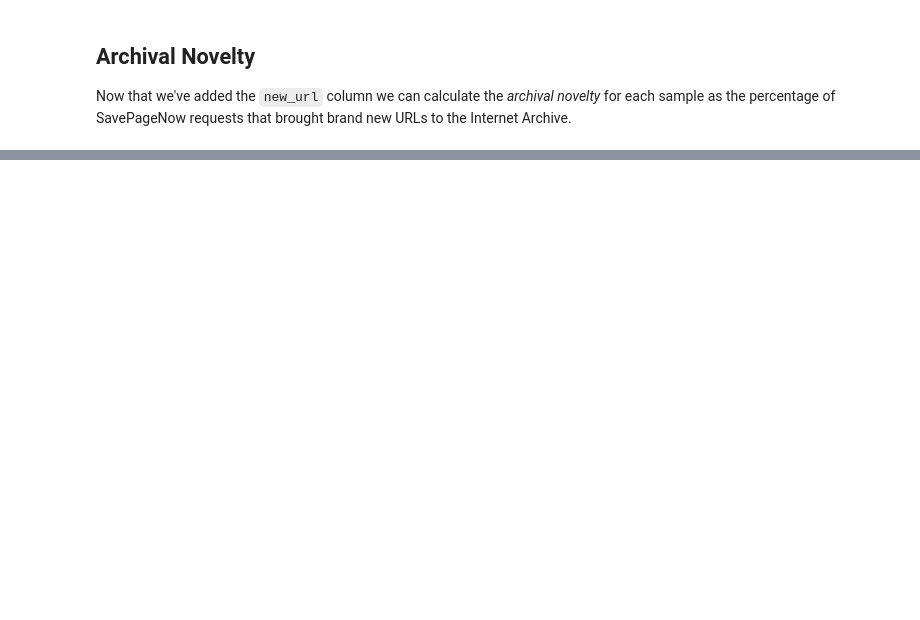
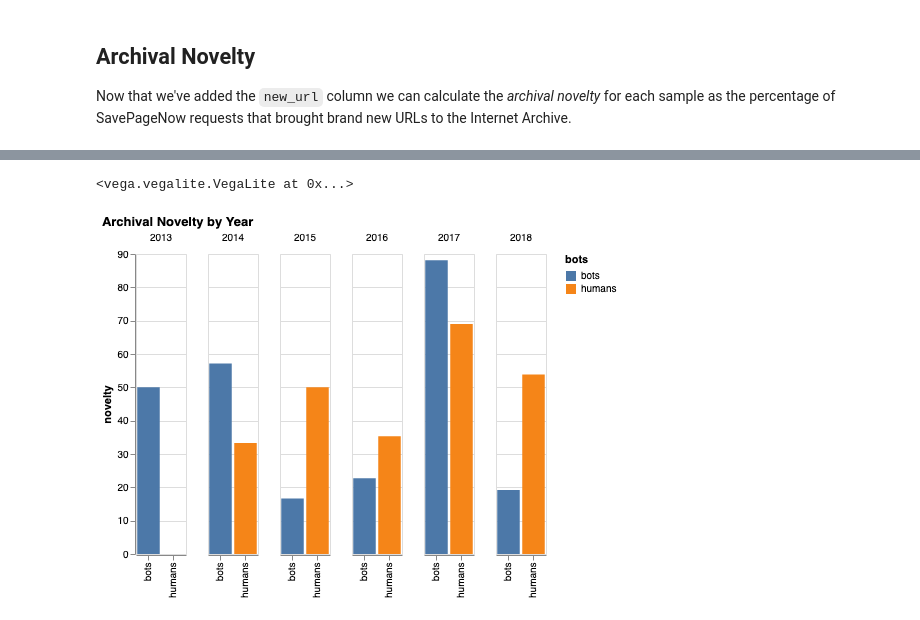
Before and after one commit to edsu/spn, a Jupyter notebook: notebooks/Archival Novelty.ipynb, the cells around one changed output, grey strips where cells are left out. Drawn from its saved outputs; the diff is of its cells as text; code cells hidden in the pictures; blank space fills up the shorter version.

```diff
--- a/notebooks/Archival Novelty.ipynb
+++ b/notebooks/Archival Novelty.ipynb
@@ -147,0 +178,13 @@ humans: %52.42
+# %%
+novelty_by_year = {'novelty': [], 'year': [], 'agent': [], 'p': [], 'n': []}
+
+for year in range(2013, 2019):
+    y = str(year)
+    for bots in [True, False]:
+        nov, n, p = novelty(y, bots=bots)
+        print("year={} novelty={} n={} p={}".format(y, nov, n, p))
+        novelty_by_year['novelty'].append(nov)
+        novelty_by_year['year'].append(y)
+        novelty_by_year['agent'].append('bots' if bots else 'humans')
+        novelty_by_year['p'].append(p)
+        novelty_by_year['n'].append(n)
@@ -147,0 +204,22 @@ humans: %52.42
+# %%
+import altair
+altair.renderers.enable('notebook')
+
+novelty_df = pandas.DataFrame(novelty_by_year)
+
+chart = altair.Chart(novelty_df).mark_bar().encode(
+    altair.X('bots:N', title=''),
+    altair.Y('novelty:Q', axis=altair.Axis(format='%')),
+    altair.Color('bots:N'), #, title='Bots', scale=altair.Scale(scheme='tableau20'))
+    altair.Column('year:O', title=''),
+)
+
+chart = chart.properties(
+    width=50,
+    title='Archival Novelty by Year'
+)
+
+chart
+# %% [output]
+<vega.vegalite.VegaLite at 0x...>
+[figure, added]
```
Also changed, not shown: parts of 14 cells of this notebook.
